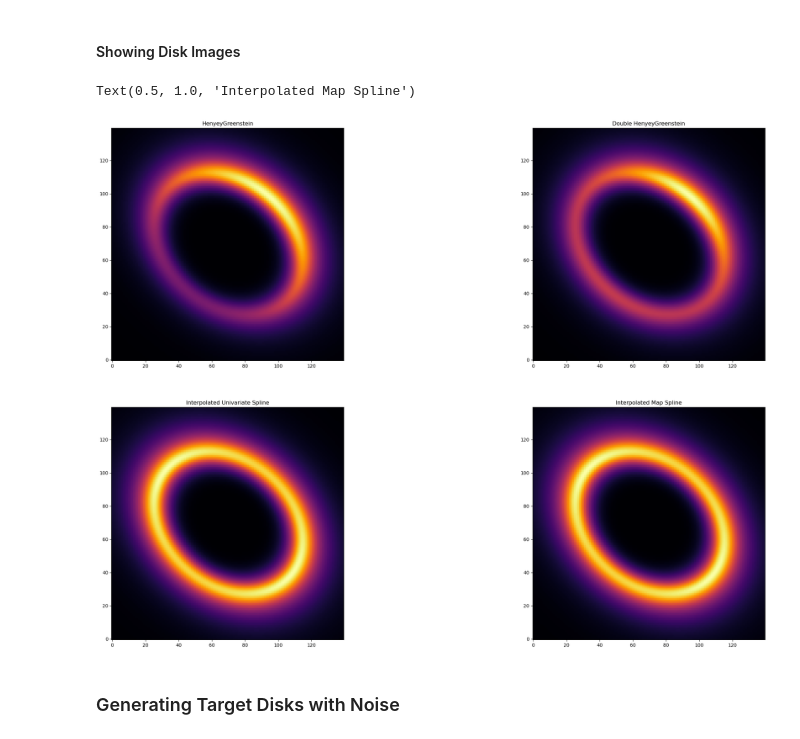
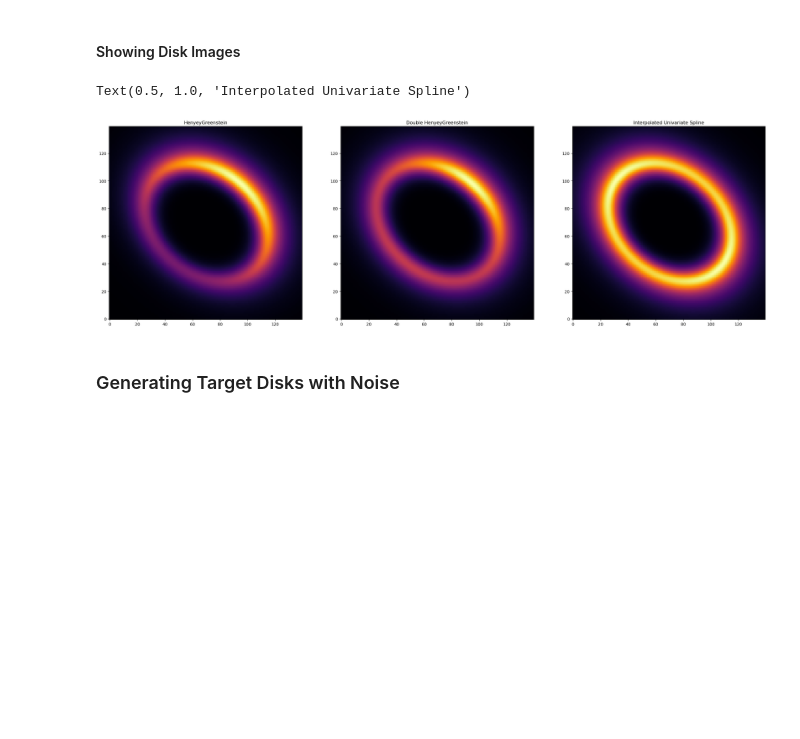
Before and after one commit to mihir-r-kondapalli/GRaTeR-JAX, a Jupyter notebook: DiskTutorial.ipynb, the cells around one changed output. Saved outputs shown, nothing was run; the diff lists cells and outputs as text; code cells hidden in the pictures; blank space fills up the shorter version.

```diff
--- a/DiskTutorial.ipynb
+++ b/DiskTutorial.ipynb
@@ -37,22 +35,19 @@ disk_image_IMS = jax_model(DustEllipticalDistribution2PowerLaws, InterpolatedMap
 # %% [markdown]
 #### Showing Disk Images
 # %%
-fig, axes = plt.subplots(2,2, figsize=(30,20))
+fig, axes = plt.subplots(1,3, figsize=(30,20))
 
-im = axes[0][0].imshow(disk_image_HG, origin='lower', cmap='inferno')
-axes[0][0].set_title("HenyeyGreenstein")
+im = axes[0].imshow(disk_image_HG, origin='lower', cmap='inferno')
+axes[0].set_title("HenyeyGreenstein")
 
-im = axes[0][1].imshow(disk_image_DHG, origin='lower', cmap='inferno')
-axes[0][1].set_title("Double HenyeyGreenstein")
+im = axes[1].imshow(disk_image_DHG, origin='lower', cmap='inferno')
+axes[1].set_title("Double HenyeyGreenstein")
 
-im = axes[1][0].imshow(disk_image_IUS, origin='lower', cmap='inferno')
-axes[1][0].set_title("Interpolated Univariate Spline")
-
-im = axes[1][1].imshow(disk_image_IMS, origin='lower', cmap='inferno')
-axes[1][1].set_title("Interpolated Map Spline")
+im = axes[2].imshow(disk_image_IUS, origin='lower', cmap='inferno')
+axes[2].set_title("Interpolated Univariate Spline")
 # %% [output]
-Text(0.5, 1.0, 'Interpolated Map Spline')
+Text(0.5, 1.0, 'Interpolated Univariate Spline')
-[figure, old version]
+[figure, new version]
 # %% [markdown]
 ### Generating Target Disks with Noise
 # %%
```
Also changed, not shown: parts of 8 cells of this notebook, 5 other files.
